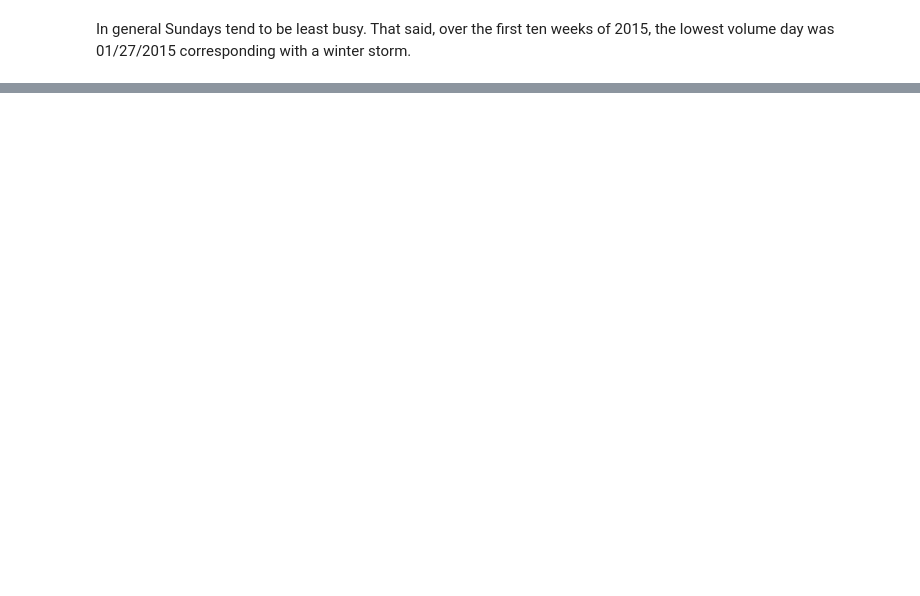
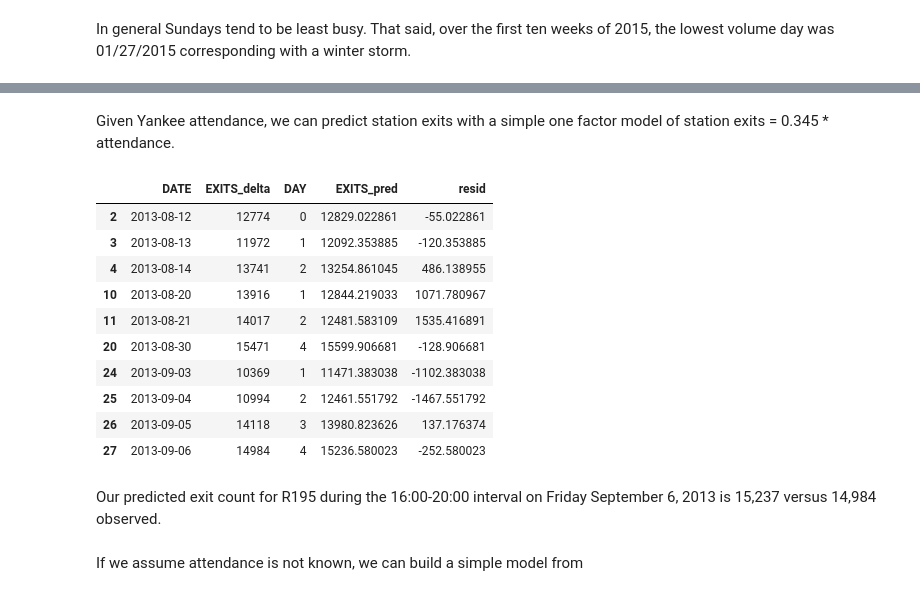
Before and after one commit to dunnette/VizDemo, a Jupyter notebook: mtaDemo/MTA2.ipynb, the cells around one changed output, grey strips where cells are left out. Saved outputs shown, nothing was run; the diff lists cells and outputs as text; code cells hidden in the pictures; blank space fills up the shorter version.

```diff
--- a/mtaDemo/MTA2.ipynb
+++ b/mtaDemo/MTA2.ipynb
@@ -345,4 +352,5 @@ data = get_mta_df_by_date_range(datetime.datetime(2013,8,17),4)
 # %%
+data = get_mta_df_by_date_range(datetime.datetime(2013,8,17),4)
 data_deltas = calc_deltas(data)
 data_deltas = data_deltas[(data_deltas.UNIT=='R195')&
                           (data_deltas.DATETIME.dt.time==datetime.time(16,22,0))]
@@ -350,6 +358,28 @@ data_exits = data_deltas.groupby('DATETIME')[['EXITS_delta']].sum()
 data_exits['DATE'] = data_exits.index.date
 data_exits['DAY'] = data_exits.index.dayofweek
 data_exits = data_exits.merge(yankee_schedule,left_on='DATE',right_on='Date',how='left')
-data_exits.loc[data_exits.Opp.isnull(),'OffPeak'] = data_exits.loc[data_exits.Opp.isnull(),'EXITS_delta']
-data_exits.loc[~data_exits.Opp.isnull(),'Peak'] = data_exits.loc[~data_exits.Opp.isnull(),'EXITS_delta']
-data_exits = data_exits[['DATE','DAY','Peak','OffPeak']]
+# %% [markdown]
+Given Yankee attendance, we can predict station exits with a simple one factor model of station exits = 0.345 * attendance.
+# %%
+data_model1 = data_exits
+data_model1['ratio'] = data_model1.EXITS_delta / data_model1.Attendance
+exits_to_attendance = np.average(data_model1[data_model1.Attendance>0].ratio)
+data_model1['EXITS_pred'] = exits_to_attendance * data_model1.Attendance
+data_model1['resid'] = data_model1.EXITS_delta - data_model1.EXITS_pred
+data_model1[data_model1.Attendance>0][['DATE','EXITS_delta','DAY','EXITS_pred','resid']]
+# %% [output]
+|  | DATE | EXITS_delta | DAY | EXITS_pred | resid |
+| 2 | 2013-08-12 | 12774 | 0 | 12829.022861 | -55.022861 |
+| 3 | 2013-08-13 | 11972 | 1 | 12092.353885 | -120.353885 |
+| 4 | 2013-08-14 | 13741 | 2 | 13254.861045 | 486.138955 |
+| 10 | 2013-08-20 | 13916 | 1 | 12844.219033 | 1071.780967 |
+| 11 | 2013-08-21 | 14017 | 2 | 12481.583109 | 1535.416891 |
+| 20 | 2013-08-30 | 15471 | 4 | 15599.906681 | -128.906681 |
+| 24 | 2013-09-03 | 10369 | 1 | 11471.383038 | -1102.383038 |
+| 25 | 2013-09-04 | 10994 | 2 | 12461.551792 | -1467.551792 |
+| 26 | 2013-09-05 | 14118 | 3 | 13980.823626 | 137.176374 |
+| 27 | 2013-09-06 | 14984 | 4 | 15236.580023 | -252.580023 |
+# %% [markdown]
+Our predicted exit count for R195 during the 16:00-20:00 interval on Friday September 6, 2013 is 15,237 versus 14,984 observed.
+# %% [markdown]
+If we assume attendance is not known, we can build a simple model from
```
Also changed, not shown: parts of 32 cells of this notebook.
